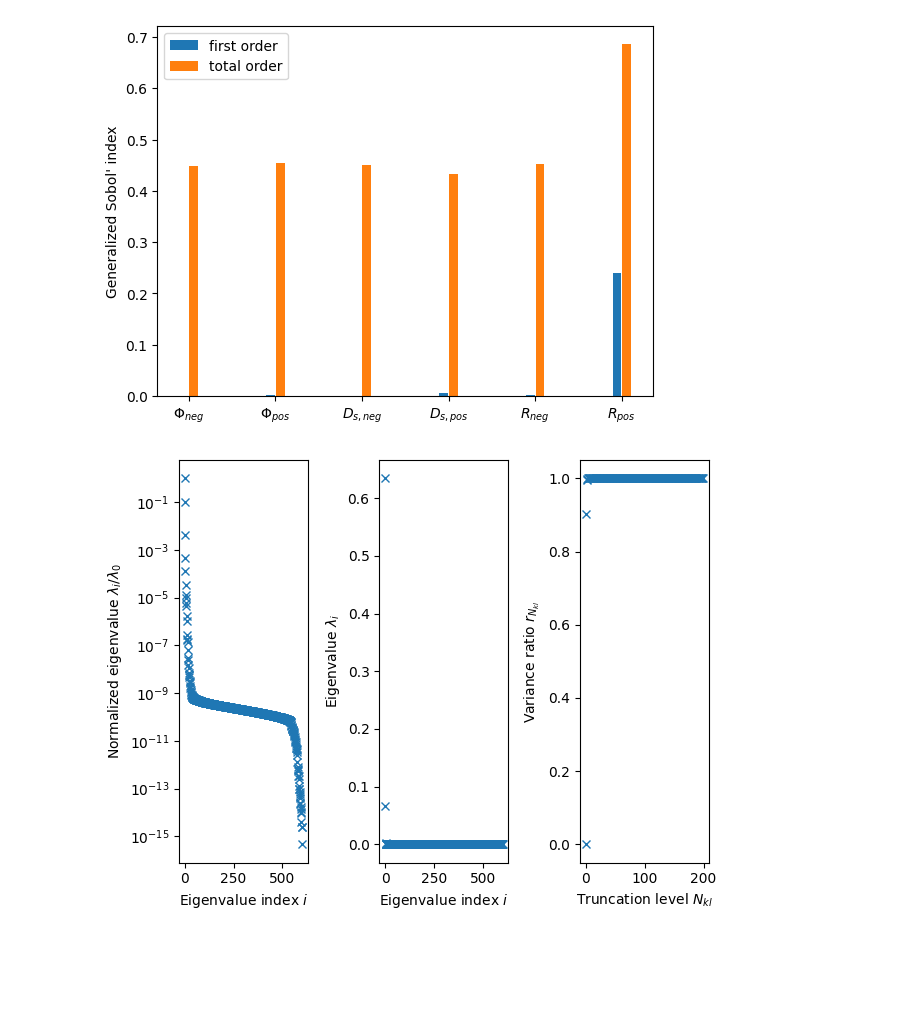
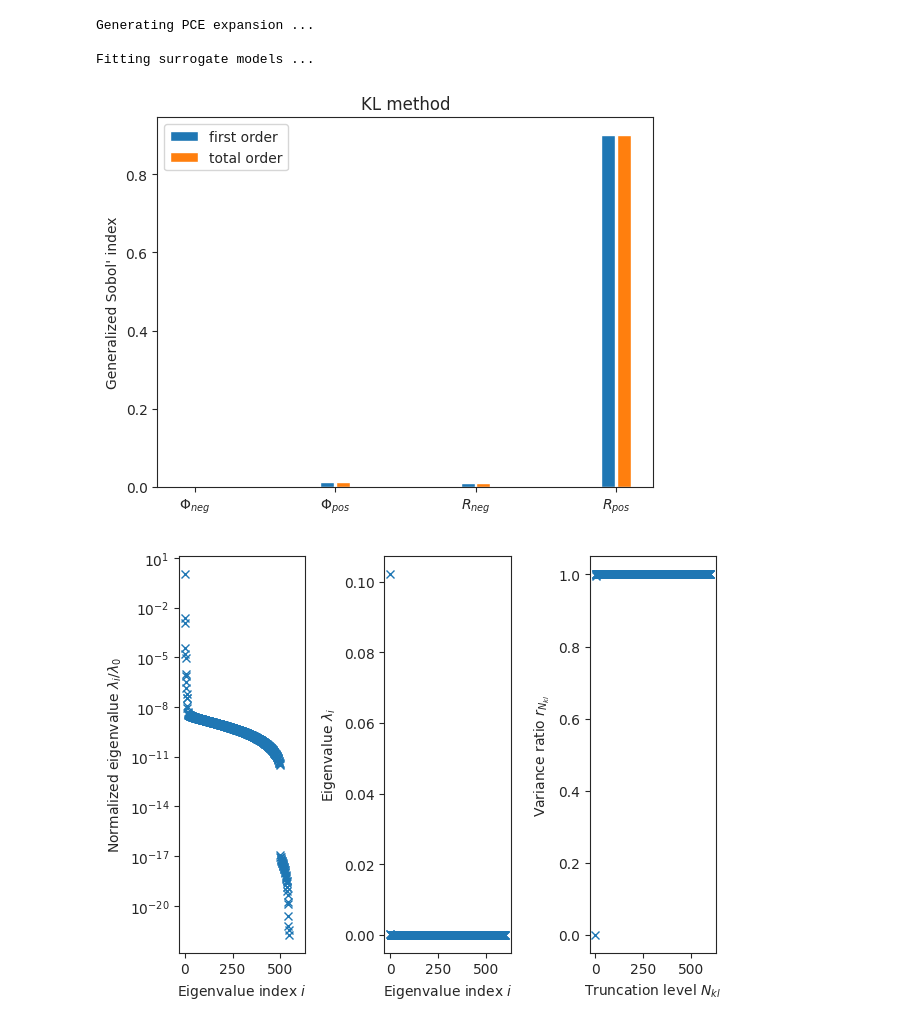
Before and after one commit to ezonta/TDGSA, a Jupyter notebook: examples/battery.ipynb, the cells around one changed output. Cells and saved outputs as stored; diff of their text form; code cells hidden in the pictures; blank space fills up the shorter version.

```diff
--- a/examples/battery.ipynb
+++ b/examples/battery.ipynb
@@ -24,19 +10,18 @@ import matplotlib.pyplot as plt
 import pandas as pd
 import seaborn as sns
 
-scale_factor = 4 # 10 works
+scale_factor = 4    # reduce current by a factor of 4 to avoid numerical issues
 
-PCE_ORDER = 6
-NUM_SAMPLES = 4620  # choose optimal number of samples for each order
+PCE_ORDER = 4       # choose order of PCE
+NUM_SAMPLES = 500   # optimal number of samples = 210
 
 ## model setup
 def battery_model(params):
-    options = {'surface form': 'differential'}
-    dfn = pybamm.lithium_ion.DFN(options=options)
+    dfn = pybamm.lithium_ion.DFN()
     model_params = dfn.default_parameter_values
     # import drive cycle from file
     drive_cycle = pd.read_csv(
-        "~/.local/lib/python3.10/site-packages/pybamm/input/drive_cycles/US06.csv", comment="#", header=None
+        "US06.csv", comment="#", header=None
     ).to_numpy()
     # create interpolant
     current_interpolant = pybamm.Interpolant(drive_cycle[:, 0], drive_cycle[:, 1]/scale_factor, pybamm.t)
@@ -45,10 +30,8 @@ def battery_model(params):
     # set param values
     model_params["Negative electrode porosity"] = params[0]
     model_params["Positive electrode porosity"] = params[1]
-    model_params["Negative electrode diffusivity [m2.s-1]"] = params[2]
-    model_params["Positive electrode diffusivity [m2.s-1]"] = params[3]
-    model_params["Negative particle radius [m]"] = params[4]
-    model_params["Positive particle radius [m]"] = params[5]
+    model_params["Negative particle radius [m]"] = params[2]
+    model_params["Positive particle radius [m]"] = params[3]
 
     sim_US06_1 = pybamm.Simulation(
     dfn, parameter_values=model_params, solver=pybamm.CasadiSolver(mode="fast")
@@ -58,12 +41,11 @@ def battery_model(params):
     V_sol = sol_US06_1["Voltage [V]"](t_sol)
     return V_sol
 # %%
-options = {'surface form': 'differential'}
-dfn = pybamm.lithium_ion.DFN(options=options)
+dfn = pybamm.lithium_ion.DFN()
 model_params = dfn.default_parameter_values
 # import drive cycle from file
 drive_cycle = pd.read_csv(
-    "~/.local/lib/python3.10/site-packages/pybamm/input/drive_cycles/US06.csv", comment="#", header=None
+    "US06.csv", comment="#", header=None
 ).to_numpy()
 # create interpolant
 current_interpolant = pybamm.Interpolant(drive_cycle[:, 0], drive_cycle[:, 1]/scale_factor, pybamm.t)
@@ -79,8 +61,6 @@ def j0_pos(c_e, c_s_surf, c_s_max, T):
 # set param values
 model_params["Negative electrode porosity"] = 0.3
 model_params["Positive electrode porosity"] = 0.4
-model_params["Negative electrode diffusivity [m2.s-1]"] = 1e-15
-model_params["Positive electrode diffusivity [m2.s-1]"] = 1e-12
 model_params["Negative particle radius [m]"] = 0.8e-5
 model_params["Positive particle radius [m]"] = 1e-5
 model_params['Negative electrode exchange-current density [A.m-2]'] = j0_neg
@@ -126,14 +96,12 @@ num_samples = NUM_SAMPLES
 my_dist_dict = {
     r"$\Phi_{neg}$": ("uniform", [0.25, 0.5]),
     r"$\Phi_{pos}$": ("uniform", [0.2, 0.65]),
-    r"$D_{s,neg}$": ("loguniform", np.log([1e-15, 1e-11])),
-    r"$D_{s,pos}$": ("loguniform", np.log([1e-18, 1e-12])),
     r"$R_{neg}$": ("uniform", [0.2e-5, 1.2e-5]),
     r"$R_{pos}$": ("uniform", [0.1e-5, 1e-5])
 }
 
 my_distribution = distribution(my_dist_dict)
-my_simulator = simulator(battery_model, my_distribution, t_sol)
+my_simulator = simulator(battery_model, t_sol)
 
 my_tdsa = time_dependent_sensitivity_analysis(my_simulator, my_distribution)
 
@@ -155,15 +122,18 @@ my_tdsa.plot("simulator_output")
 # %%
 #===============================================================================#
 # Compute the time-dependent sensitivity indices using 'KL'
 #===============================================================================#
 
-sobol_indices_KL = my_tdsa.compute_sobol_indices("KL")
+sobol_indices_KL = my_tdsa.compute_sobol_indices("KL", num_timesteps_quadrature=601, KL_truncation_level=20, PCE_order=PCE_ORDER)
 
 my_tdsa.plot("sobol_indices")
 
 my_tdsa.plot("eigenvalue_spectrum")
 
 my_tdsa.plot("covariance_matrix")
 # %% [output]
+Generating PCE expansion ...
+
+Fitting surrogate models ...
-[figure, old version]
+[figure, new version]
-[figure, old version]
+[figure, new version]
```
Also changed, not shown: parts of 17 cells of this notebook, 3 other files.
